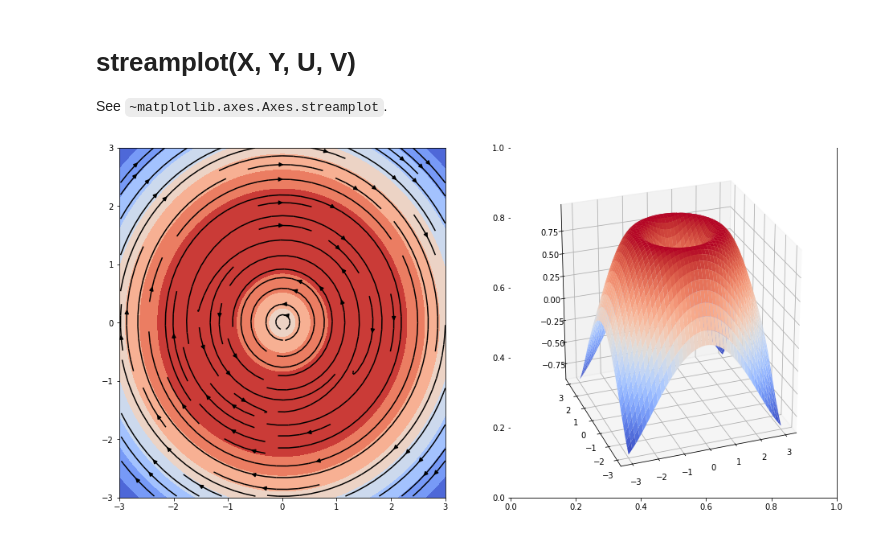
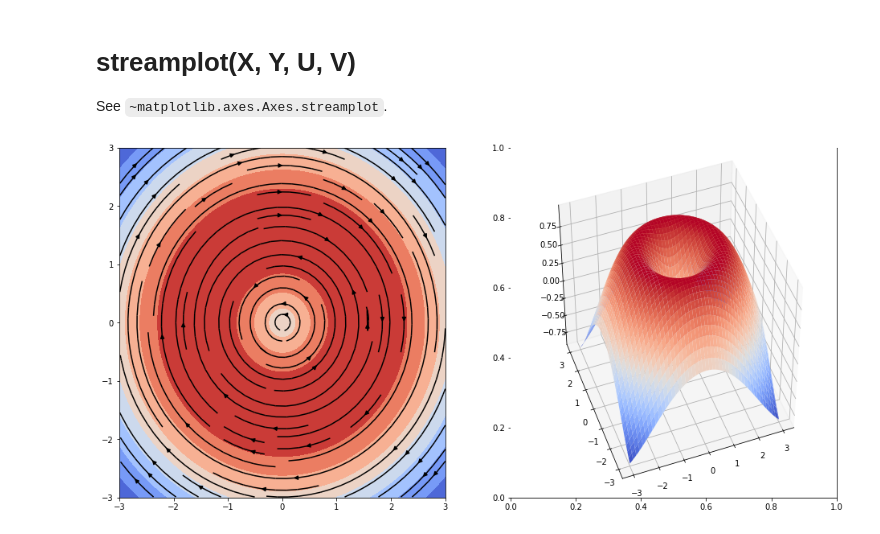
Before and after one commit to oregomar/Matplotlib, a Jupyter notebook: streamplot.ipynb, the cells around one changed output. Cells and saved outputs as stored; diff of their text form; code cells hidden in the pictures.

```diff
--- a/streamplot.ipynb
+++ b/streamplot.ipynb
@@ -8,33 +8,32 @@ See `~matplotlib.axes.Axes.streamplot`.
 # %%
 import matplotlib.pyplot as plt
 from matplotlib import cm
 from mpl_toolkits.mplot3d.axes3d import Axes3D
 import numpy as np
 
 #plt.style.use('_mpl-gallery-nogrid')
 
 # make a stream function:
-X, Y = np.meshgrid(np.linspace(-3, 3, 256), np.linspace(-3, 3, 256))
+X, Y = np.meshgrid(np.linspace(-3, 3, 601), np.linspace(-3, 3, 601))
 
 #Z = (1 - X/2 + X**5 + Y**3) * np.exp(-X**2 - Y**2)
 
 R = np.sqrt(X**2 + Y**2)
 Z = np.sin(R)
 
 # make U and V out of the streamfunction:
 V = np.diff(Z[1:, :], n=1, axis=1)
 U = -np.diff(Z[ :, 1:], n=1,  axis=0)
 
 # plot:
 fig, ax = plt.subplots(1,2,figsize=(16,8))
 ax[0].contourf(X, Y, Z, cmap=cm.coolwarm)
 ax[0].streamplot(X[1:, 1:], Y[1:, 1:], U, V, color="k", density=1)
 
 ax=fig.add_subplot(1, 2, 2, projection='3d')
 ax.plot_surface(X, Y, Z, cmap=cm.coolwarm)
-ax.view_init(25, 250)
-
-
+#ax.plot_wireframe(X, Y, Z,  color='k')
+ax.view_init(45, 250)
 plt.show()
 # %% [output]
-[figure, old version]
+[figure, new version]
```
